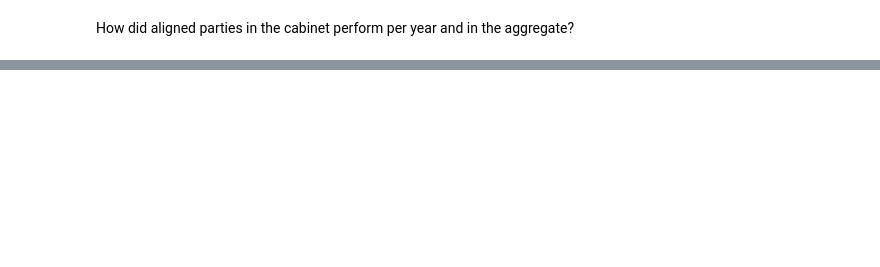
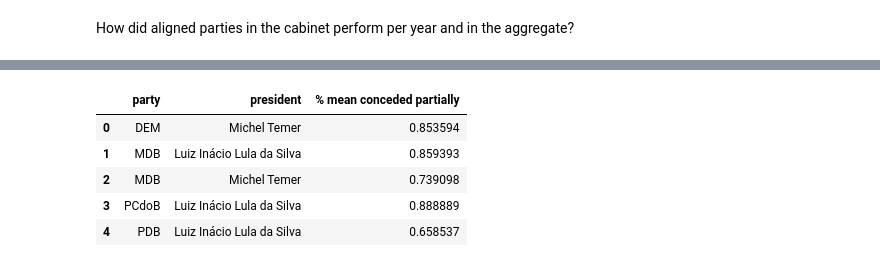
Before and after one commit to ddanieldma/ptp, a Jupyter notebook: brazil-aligned/exploring_editada.ipynb, the cells around one changed output, grey strips where cells are left out. Saved outputs shown, nothing was run; the diff lists cells and outputs as text; code cells hidden in the pictures; blank space fills up the shorter version.

```diff
--- a/brazil-aligned/exploring_editada.ipynb
+++ b/brazil-aligned/exploring_editada.ipynb
@@ -165,0 +275,13 @@ How did aligned parties in the cabinet perform per year and in the aggregate?
+# %%
+# Overall
+grouped_df = cabinet_df.groupby(["party", "president"])["conc_parc"].mean().reset_index()
+
+grouped_df = df_grouped.rename(columns={"conc_parc": "% mean conceded partially"})
+grouped_df.head(5)
+# %% [output]
+|  | party | president | % mean conceded partially |
+| 0 | DEM | Michel Temer | 0.853594 |
+| 1 | MDB | Luiz Inácio Lula da Silva | 0.859393 |
+| 2 | MDB | Michel Temer | 0.739098 |
+| 3 | PCdoB | Luiz Inácio Lula da Silva | 0.888889 |
+| 4 | PDB | Luiz Inácio Lula da Silva | 0.658537 |
```
Also changed, not shown: parts of 16 cells of this notebook.
